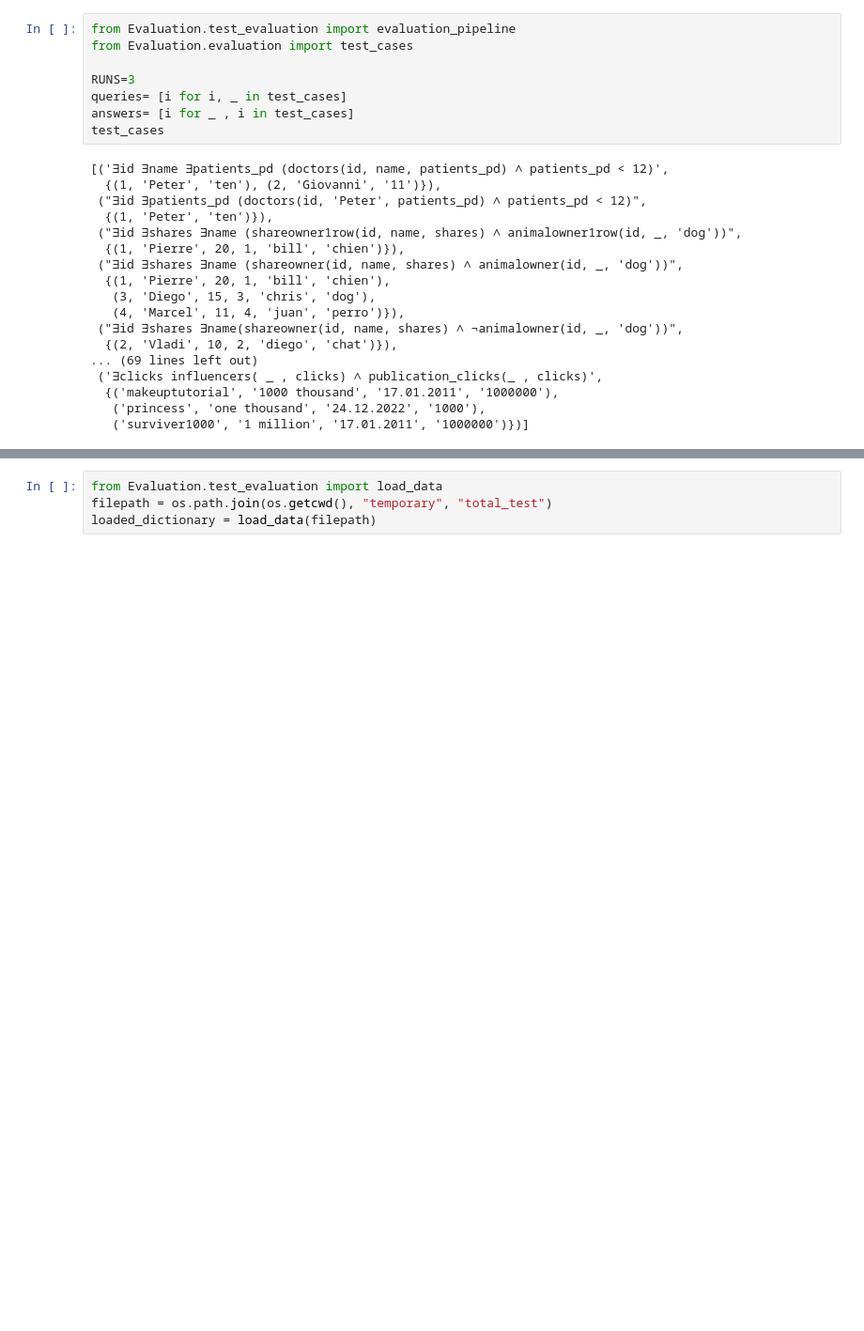
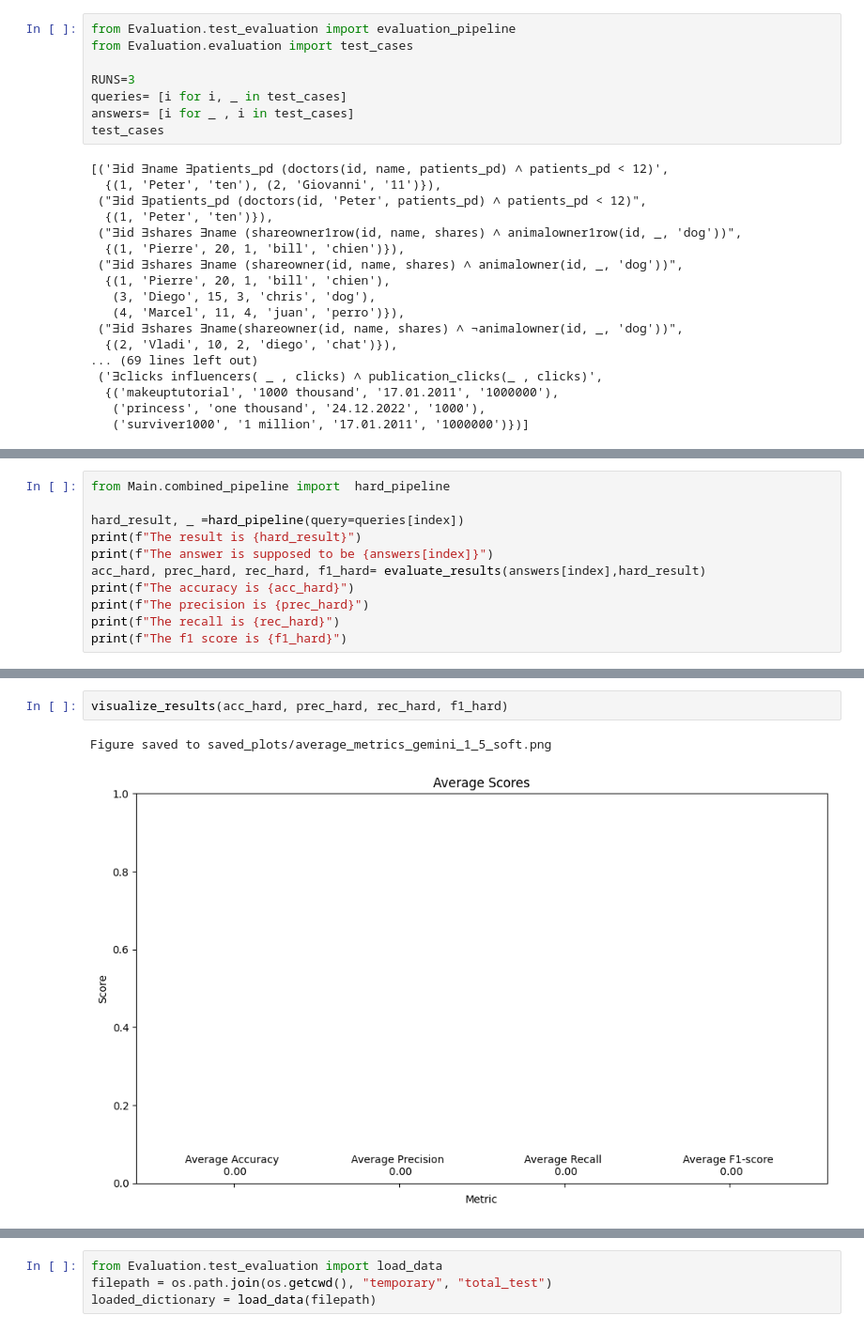
Before and after one commit to v2pan/Master_thesis, a Jupyter notebook: Evaluation/Demonstration.ipynb, the cells around one changed output, grey strips where cells are left out. Shown at 94% size. Cells and saved outputs as stored; diff of their text form; blank space fills up the shorter version.

```diff
--- a/Evaluation/Demonstration.ipynb
+++ b/Evaluation/Demonstration.ipynb
@@ -79,0 +88,11 @@ The f1 score is 0
+# %%
+from Main.combined_pipeline import  hard_pipeline
+
+hard_result, _ =hard_pipeline(query=queries[index])
+print(f"The result is {hard_result}")
+print(f"The answer is supposed to be {answers[index]}")
+acc_hard, prec_hard, rec_hard, f1_hard= evaluate_results(answers[index],hard_result)
+print(f"The accuracy is {acc_hard}")
+print(f"The precision is {prec_hard}")
+print(f"The recall is {rec_hard}")
+print(f"The f1 score is {f1_hard}")
@@ -79,0 +117,5 @@ The f1 score is 0
+# %%
+visualize_results(acc_hard, prec_hard, rec_hard, f1_hard)
+# %% [output]
+Figure saved to saved_plots/average_metrics_gemini_1_5_soft.png
+[figure, added]
```
Also changed, not shown: parts of 16 cells of this notebook, 7 other files.
